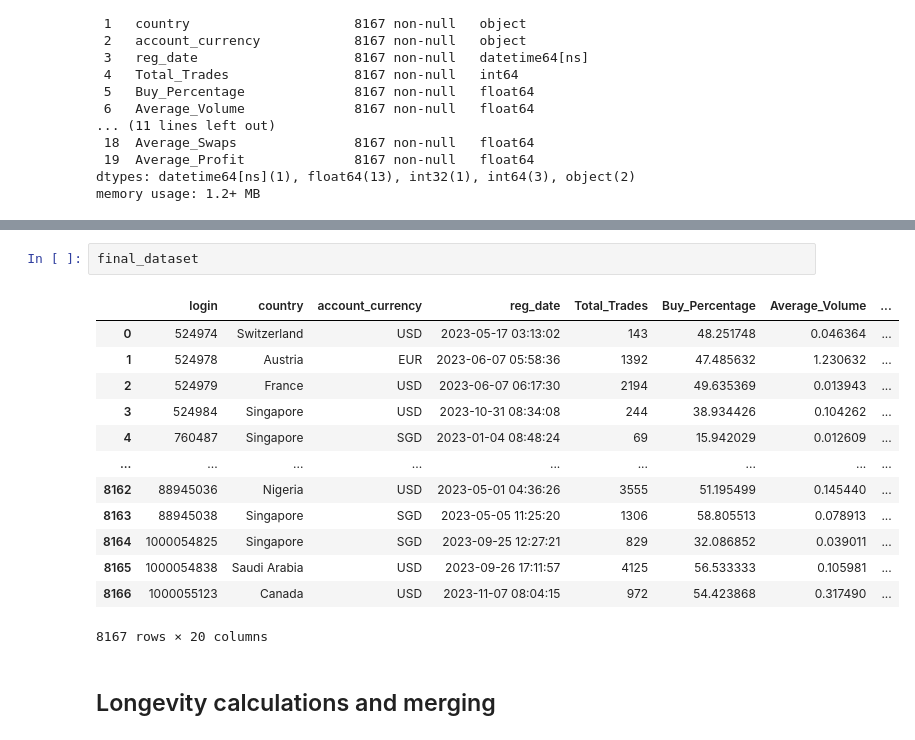
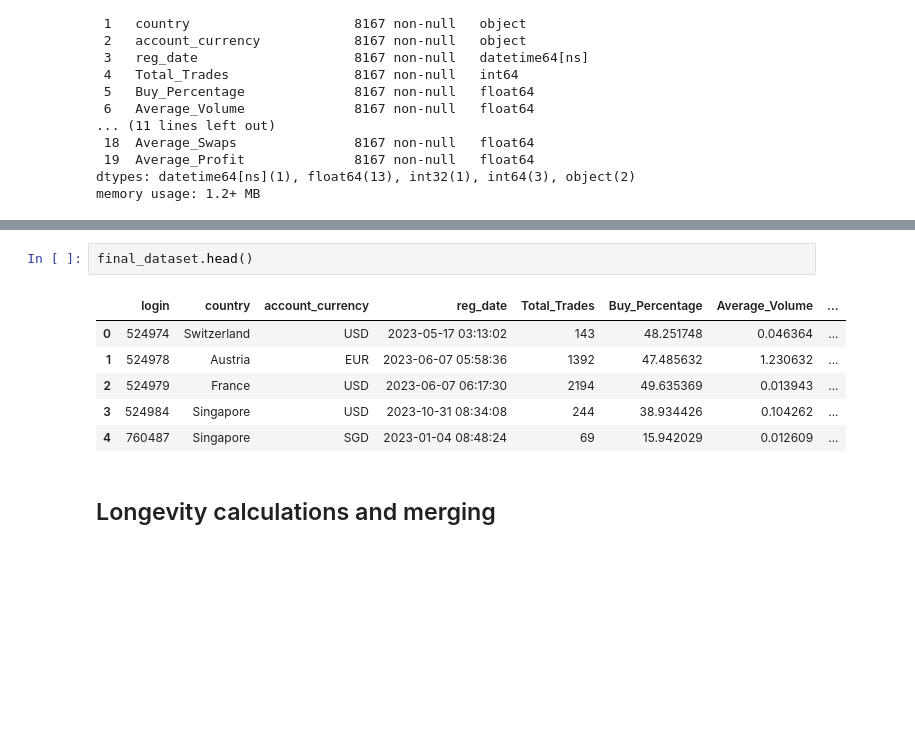
Before and after one commit to CommonCrayon/CapstoneProject, a Jupyter notebook: FeatureEngineeringNew.ipynb, the cells around one changed output, grey strips where cells are left out. Drawn from its saved outputs; the diff is of its cells as text; blank space fills up the shorter version.

```diff
--- a/FeatureEngineeringNew.ipynb
+++ b/FeatureEngineeringNew.ipynb
@@ -337,19 +298,12 @@ dtype: int64
 # %%
-final_dataset
+final_dataset.head()
 # %% [output]
 |  | login | country | account_currency | reg_date | Total_Trades | Buy_Percentage | Average_Volume | ... |
 | 0 | 524974 | Switzerland | USD | 2023-05-17 03:13:02 | 143 | 48.251748 | 0.046364 | ... |
 | 1 | 524978 | Austria | EUR | 2023-06-07 05:58:36 | 1392 | 47.485632 | 1.230632 | ... |
 | 2 | 524979 | France | USD | 2023-06-07 06:17:30 | 2194 | 49.635369 | 0.013943 | ... |
 | 3 | 524984 | Singapore | USD | 2023-10-31 08:34:08 | 244 | 38.934426 | 0.104262 | ... |
 | 4 | 760487 | Singapore | SGD | 2023-01-04 08:48:24 | 69 | 15.942029 | 0.012609 | ... |
-| ... | ... | ... | ... | ... | ... | ... | ... | ... |
-| 8162 | 88945036 | Nigeria | USD | 2023-05-01 04:36:26 | 3555 | 51.195499 | 0.145440 | ... |
-| 8163 | 88945038 | Singapore | SGD | 2023-05-05 11:25:20 | 1306 | 58.805513 | 0.078913 | ... |
-| 8164 | 1000054825 | Singapore | SGD | 2023-09-25 12:27:21 | 829 | 32.086852 | 0.039011 | ... |
-| 8165 | 1000054838 | Saudi Arabia | USD | 2023-09-26 17:11:57 | 4125 | 56.533333 | 0.105981 | ... |
-| 8166 | 1000055123 | Canada | USD | 2023-11-07 08:04:15 | 972 | 54.423868 | 0.317490 | ... |
-8167 rows × 20 columns
 # %% [markdown]
 ## Longevity calculations and merging
 # %% [markdown]
```
Also changed, not shown: parts of 13 cells of this notebook.
